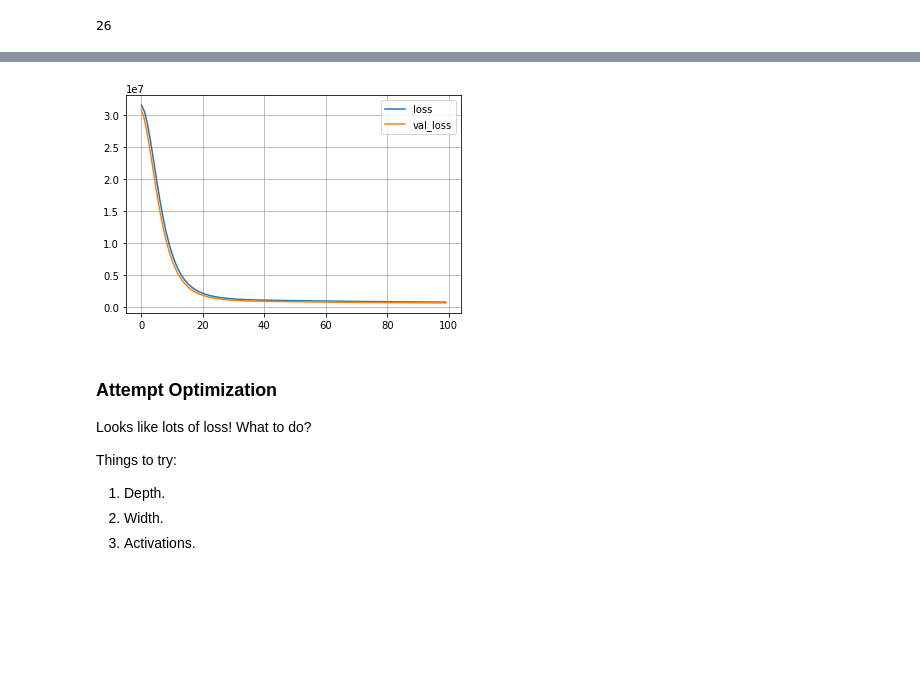
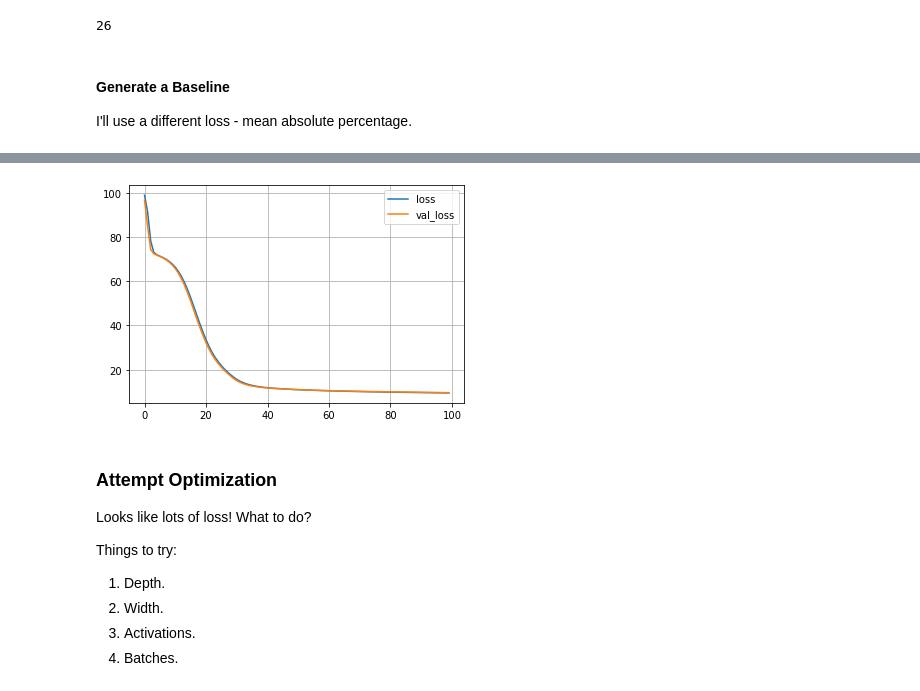
Before and after one commit to allyryry/3950_Workbooks, a Jupyter notebook: keras_optimizations_sol.ipynb, the cells around one changed output, grey strips where cells are left out. Saved outputs shown, nothing was run; the diff lists cells and outputs as text; code cells hidden in the pictures; blank space fills up the shorter version.

```diff
--- a/keras_optimizations_sol.ipynb
+++ b/keras_optimizations_sol.ipynb
@@ -688,13 +701,17 @@ ex_df.head()
 | 4 | 0.31 | 63.3 | 58.0 | 335 | 4.34 | 4.35 | 2.75 | 0 | 0 | 0 | ... |
 5 rows × 27 columns
 # %%
-y = np.array(ex_df["price"]).astype("float32")
-X = np.array(ex_df.drop(columns={"price"})).astype("float32")
+y = ex_df["price"]
+X = ex_df.drop(columns={"price"})
 X_tr_ex, X_te_ex, y_tr_ex, y_te_ex = train_test_split(X, y)
 start_width = X.shape[1]
 start_width
 # %% [output]
 26
+# %% [markdown]
+#### Generate a Baseline
+
+I'll use a different loss - mean absolute percentage.
 # %%
 #baseline
 normalizer = tf.keras.layers.Normalization(axis=-1)
@@ -706,7 +723,7 @@ mod_ex.add(InputLayer(input_shape=(start_width,)))
 mod_ex.add(Dense(start_width, activation='relu'))
 mod_ex.add(Dense(1))
 
-mod_ex.compile(optimizer='adam', loss="mean_squared_error")
+mod_ex.compile(optimizer='adam', loss="mean_absolute_percentage_error")
 
 callback = tf.keras.callbacks.EarlyStopping(monitor='loss', patience=20, restore_best_weights=True)
 
@@ -727,4 +744,4 @@ plot_loss(hist_ex)
-[figure, old version]
+[figure, new version]
 # %% [markdown]
 ### Attempt Optimization
 
@@ -735,5 +752,6 @@ Things to try:
 <li> Depth.
 <li> Width.
 <li> Activations.
+<li> Batches.
 </ol>
 # %%
```
Also changed, not shown: parts of 14 cells of this notebook, 7 other files.
